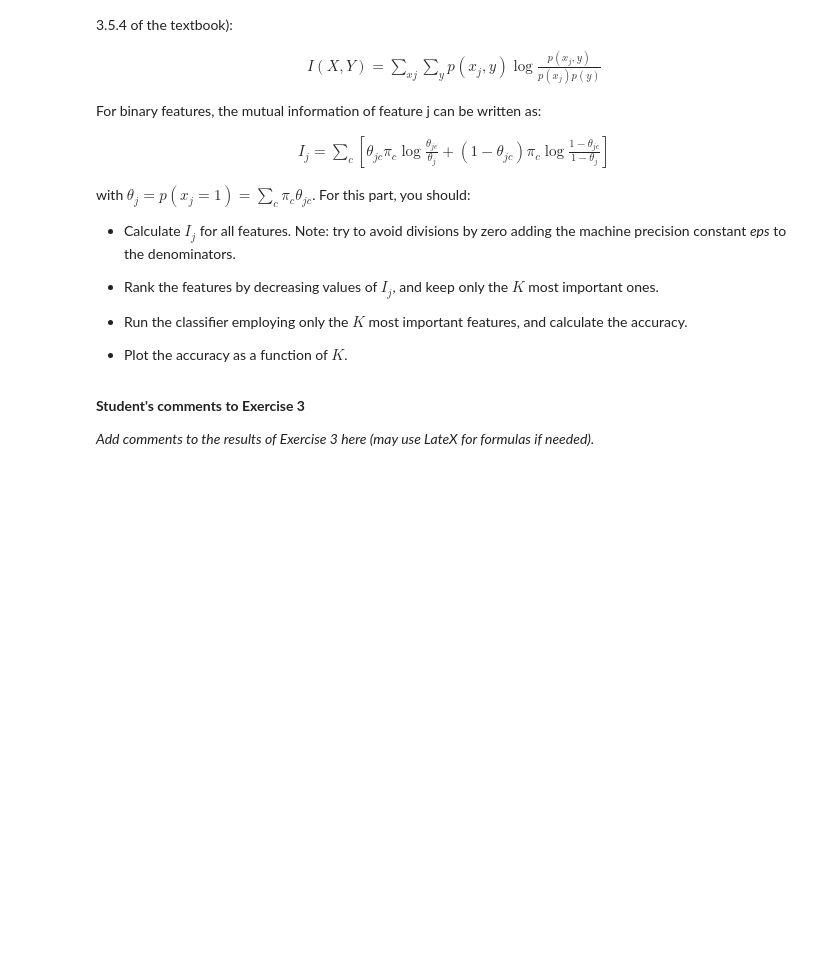
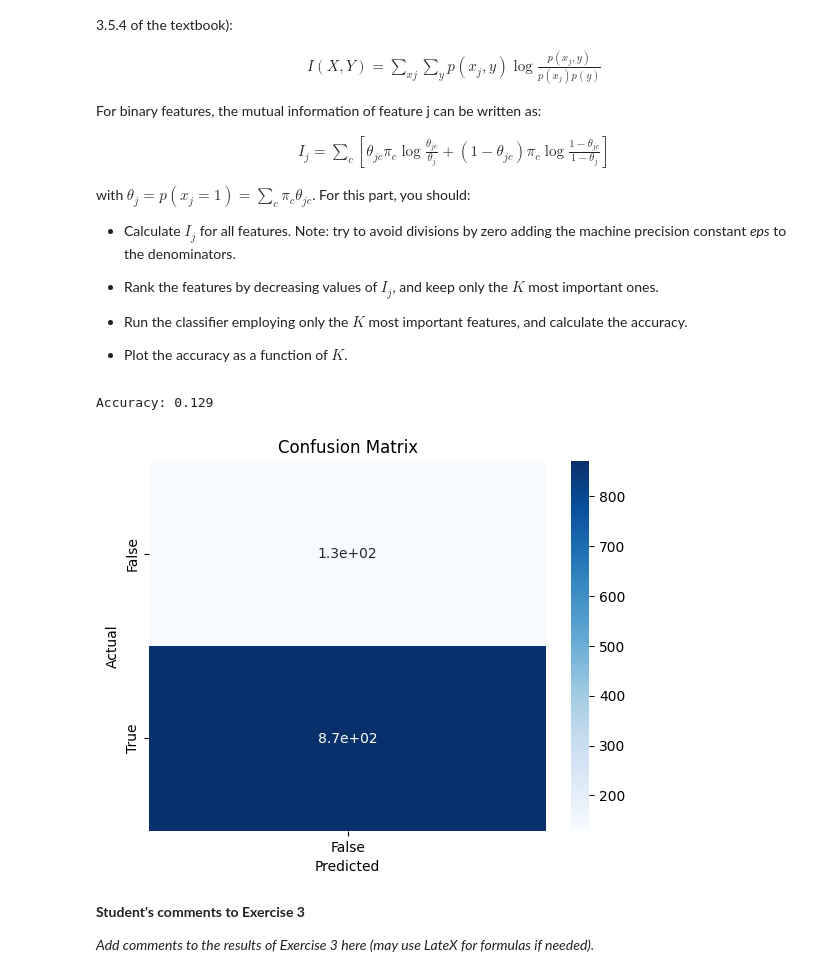
Before and after one commit to A-M-Alizadeh/Statistical-Labs, a Jupyter notebook: Stat Labs/Lab2_v6/Lab2_v6.ipynb, the cells around one changed output. Drawn from its saved outputs; the diff is of its cells as text; code cells hidden in the pictures; blank space fills up the shorter version.

```diff
--- a/Stat Labs/Lab2_v6/Lab2_v6.ipynb
+++ b/Stat Labs/Lab2_v6/Lab2_v6.ipynb
@@ -355,3 +353,34 @@ with $\theta_{j}=p(x_{j}=1)=\sum_{c}\pi_{c}\theta_{jc}$. For this part, you shou
+# %%
+#Evaluate the MAP on the test set
+#Use the function np.log() to compute the log probabilities
+#Use the function np.argmax() to find the index of the maximum value in an array
+#Use the function np.mean() to compute the accuracy
+log_prior_spam = np.log(prior_spam)
+log_prior_ham = np.log(prior_ham)
+
+log_theta_class0 = np.log(theta_class0)
+log_theta_class1 = np.log(theta_class1)
+
+log_likelihood_class0 = np.matmul(X_test, log_theta_class0) + np.matmul(1 - X_test, 1 - log_theta_class0)
+log_likelihood_class1 = np.matmul(X_test, log_theta_class1) + np.matmul(1 - X_test, 1 - log_theta_class1)
+
+log_posterior_class0 = log_prior_spam + log_likelihood_class0
+log_posterior_class1 = log_prior_ham + log_likelihood_class1
+
+y_pred = log_posterior_class0 > log_posterior_class1
+accuracy = np.mean(y_pred == y_test)
+print('Accuracy:', accuracy)
+
+#Visualize the confusion matrix
+#Use the function sns.heatmap() to plot the confusion matrix
+#Use the function pd.crosstab() to compute the confusion matrix
+confusion_matrix = pd.crosstab(y_test, y_pred, rownames=['Actual'], colnames=['Predicted'])
+sns.heatmap(confusion_matrix, annot=True, cmap='Blues')
+plt.title('Confusion Matrix')
+plt.show()
+# %% [output]
+Accuracy: 0.129
+[figure, added]
 # %%
 #Evaluate the MLE on the test set
 # %%
```
Also changed, not shown: parts of 1 cell of this notebook.
